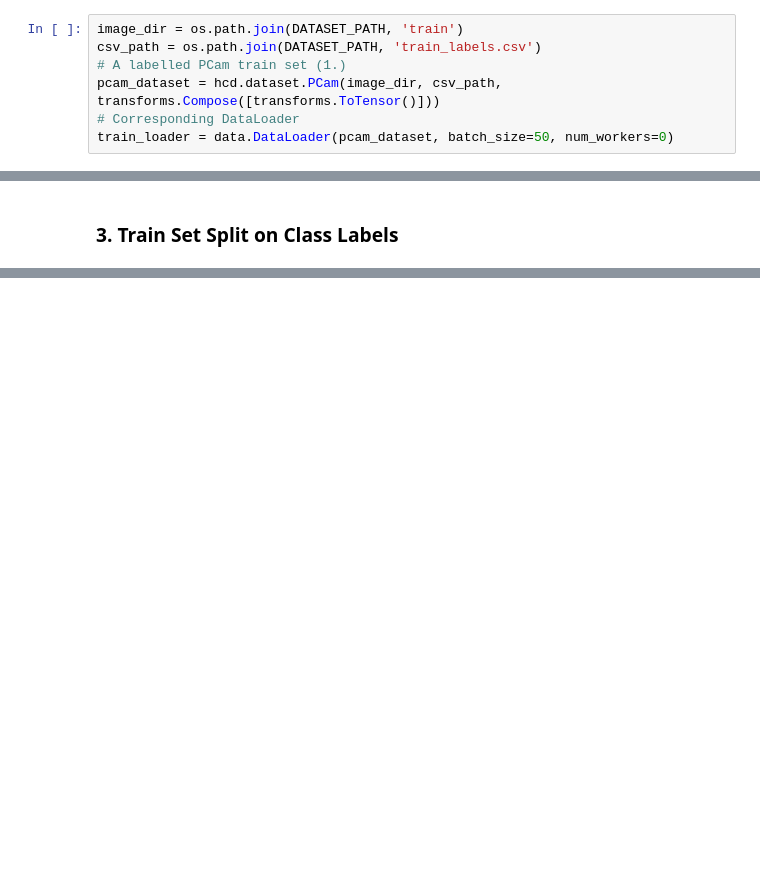
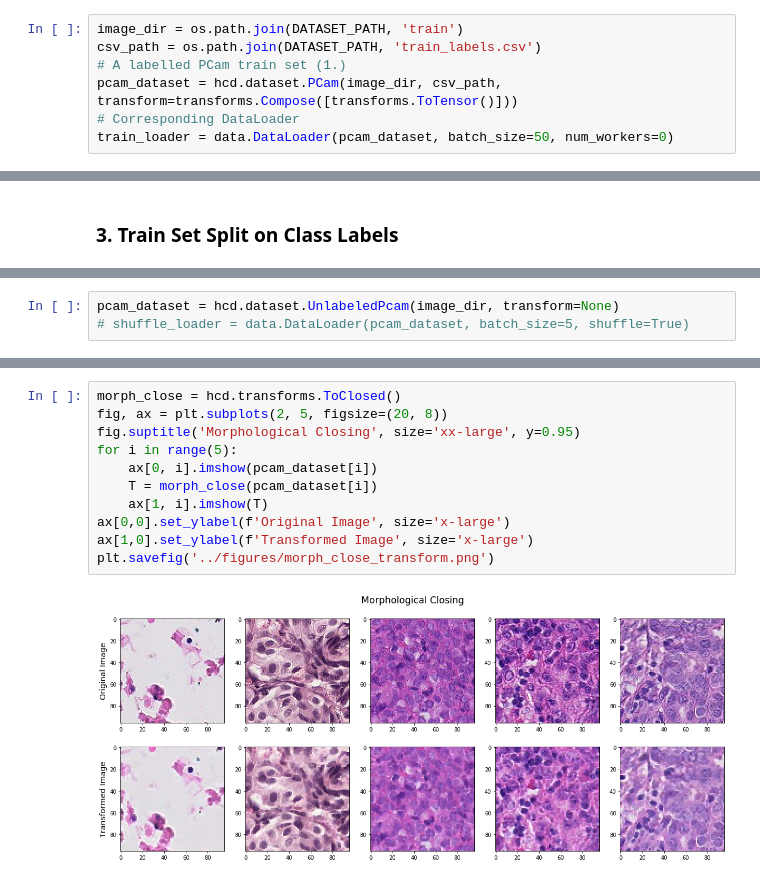
Before and after one commit to aramuk/histopathology, a Jupyter notebook: notebooks/visualization.ipynb, the cells around one changed output, grey strips where cells are left out. Saved outputs shown, nothing was run; the diff lists cells and outputs as text; blank space fills up the shorter version.

```diff
--- a/notebooks/visualization.ipynb
+++ b/notebooks/visualization.ipynb
@@ -36,7 +36,7 @@ A PyTorch `DataLoader` is created for each of the following datasets:
 image_dir = os.path.join(DATASET_PATH, 'train')
 csv_path = os.path.join(DATASET_PATH, 'train_labels.csv')
 # A labelled PCam train set (1.)
-pcam_dataset = hcd.dataset.PCam(image_dir, csv_path, transforms.Compose([transforms.ToTensor()]))
+pcam_dataset = hcd.dataset.PCam(image_dir, csv_path, transform=transforms.Compose([transforms.ToTensor()]))
 # Corresponding DataLoader
 train_loader = data.DataLoader(pcam_dataset, batch_size=50, num_workers=0)
 # %%
@@ -213,0 +190,3 @@ plt.savefig('../figures/5_images_of_each_class.png')
+# %%
+pcam_dataset = hcd.dataset.UnlabeledPcam(image_dir, transform=None)
+# shuffle_loader = data.DataLoader(pcam_dataset, batch_size=5, shuffle=True)
@@ -213,0 +211,13 @@ plt.savefig('../figures/5_images_of_each_class.png')
+# %%
+morph_close = hcd.transforms.ToClosed()
+fig, ax = plt.subplots(2, 5, figsize=(20, 8))
+fig.suptitle('Morphological Closing', size='xx-large', y=0.95)
+for i in range(5):
+    ax[0, i].imshow(pcam_dataset[i])
+    T = morph_close(pcam_dataset[i])
+    ax[1, i].imshow(T)
+ax[0,0].set_ylabel(f'Original Image', size='x-large')
+ax[1,0].set_ylabel(f'Transformed Image', size='x-large')
+plt.savefig('../figures/morph_close_transform.png')
+# %% [output]
+[figure, added]
```
Also changed, not shown: parts of 10 cells of this notebook, 3 other files.
